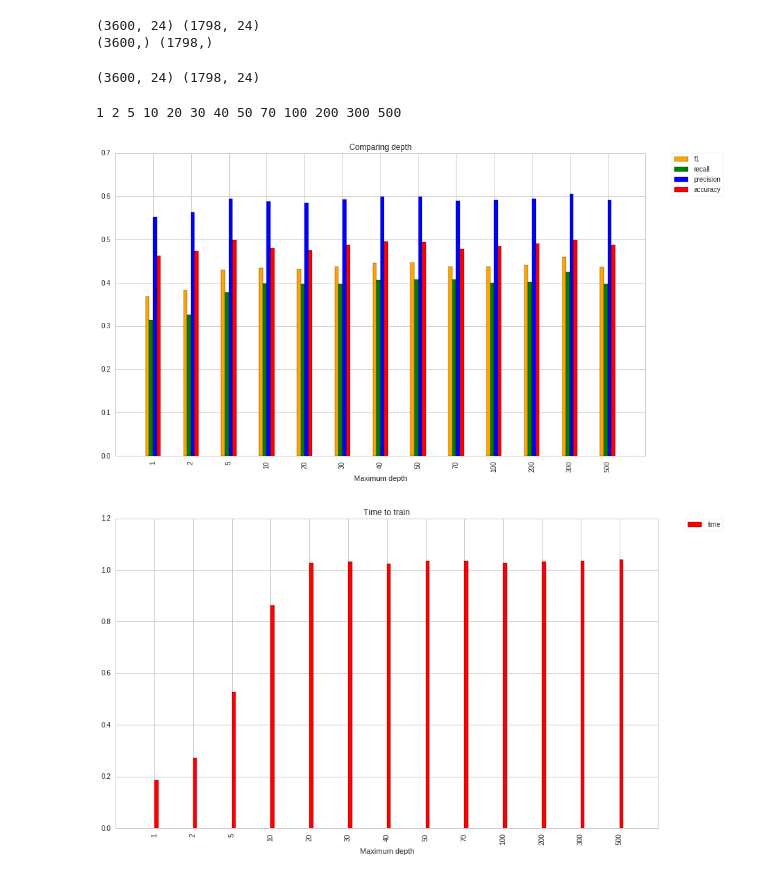
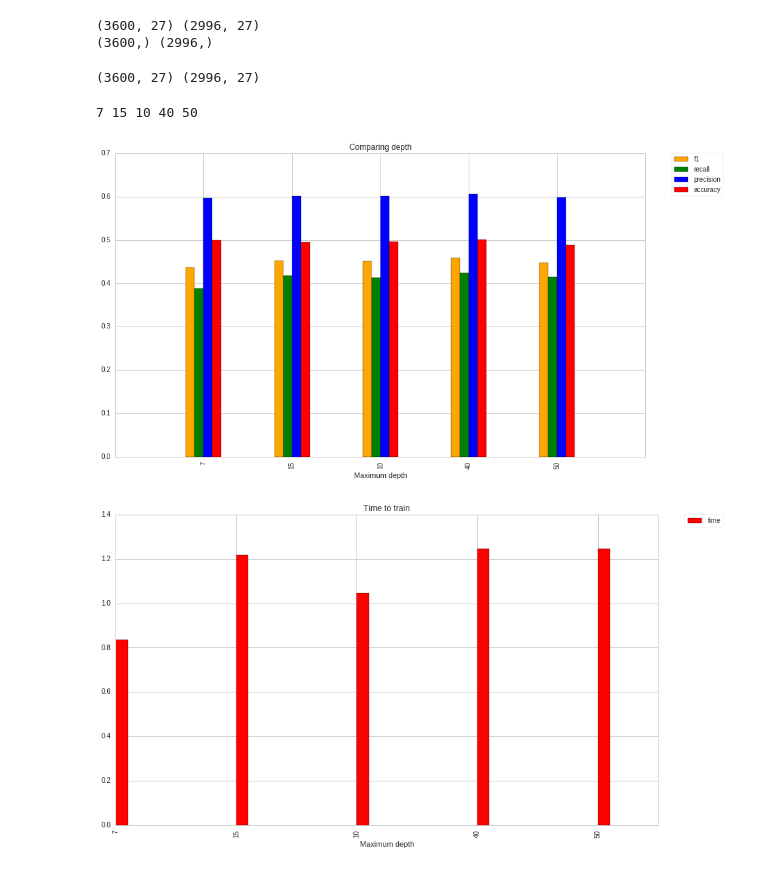
Before and after one commit to svyazhinvlad/Quant_machine_learning, a Jupyter notebook: 00+Machine+Learning+on+Quantopian+RF+%2B+PCA+TEST.ipynb, the cells around one changed output. Cells and saved outputs as stored; diff of their text form; code cells hidden in the pictures.

```diff
--- a/00+Machine+Learning+on+Quantopian+RF+%2B+PCA+TEST.ipynb
+++ b/00+Machine+Learning+on+Quantopian+RF+%2B+PCA+TEST.ipynb
@@ -205,7 +209,8 @@ def make_history_pipeline(factors, universe, n_fwd_days=5):
     factor_zscore['Returns'] = Returns(inputs=[USEquityPricing.open],
                                       mask=universe, window_length=n_fwd_days)
 
-    for i in [2,3,4,5,10,20,30]:
+    # Add many returns as factors
+    for i in [2,3,4,5,10,20,30,60,100,250]:
         factor_zscore ['Return'+str(i)] = Returns(inputs=[USEquityPricing.open],
                                       mask=universe, window_length=i)
 
@@ -260,7 +267,7 @@ results_wo_returns.index = results_wo_returns.index.set_levels(
     results_wo_returns.index.get_level_values(0).map(lambda x: x.date), 0, )
 
 # Train-test split
-train_size_perc = 0.8
+train_size_perc = 0.5
 n_time, n_stocks, n_factors = X.shape
 train_size = np.int16(np.round(train_size_perc * n_time))
 X_train, Y_train = X[:train_size, ...], Y[:train_size]
@@ -334,8 +341,8 @@ X_test_shift, Y_test_shift = shift_mask_data(X_test, Y_test, n_fwd_days=n_fwd_da
 print X_train_shift.shape, X_test_shift.shape
 print Y_train_shift.shape, Y_test_shift.shape
 # %% [output]
-(3600, 24) (1798, 24)
-(3600,) (1798,)
+(3600, 27) (2996, 27)
+(3600,) (2996,)
 # %%
 imputer = preprocessing.Imputer()
 scaler = preprocessing.MinMaxScaler()
@@ -345,7 +352,7 @@ X_test_trans = imputer.transform(X_test_shift)
 X_test_trans = scaler.transform(X_test_trans)
 print X_train_trans.shape, X_test_trans.shape
 # %% [output]
-(3600, 24) (1798, 24)
+(3600, 27) (2996, 27)
 # %%
 cls_metrics = {
             'accuracy': metrics.accuracy_score,
@@ -358,13 +365,15 @@ metric_colors = {
              'precision':'b',
             'recall': 'g' ,
             'f1':'orange',
+            'time':'blue',
+            'time_PCA':'black'
                 }
 # %%
 metric_results_RF={}
 for metric in cls_metrics:
     metric_results_RF.update({metric:[]})
     metric_results_RF.update({'time':[]});
-depths =  np.array([1,2,5,10,20,30,40,50,70,100,200,300,500])
+depths =  np.array([7,15,10,40,50])
 
 for depth in depths:
     start_timer = time()
@@ -378,33 +387,37 @@ for depth in depths:
     for metric in cls_metrics:
         temp = cls_metrics[metric](Y_test_shift, Y_pred_test)
         metric_results_RF[metric].append(temp)
 
     metric_results_RF['time'].append(end_timer-start_timer)
 
 mywidth = 0.1
 shift = -(len(cls_metrics)-1)/2*mywidth
 
 for metric in cls_metrics:
 
     plt.bar(np.array(range(1,len(depths)+1))+shift, metric_results_RF[metric], width=mywidth,
         label = metric, color=metric_colors[metric])
     shift += mywidth
 
 plt.title("Comparing depth")
 plt.xlabel('Maximum depth')
 plt.legend(bbox_to_anchor=(1.05, 1), loc=2, borderaxespad=0.)
 plt.xticks(np.array(range(1,len(depths)+1)), depths, rotation='vertical')
 plt.show()
 
 plt.bar(np.array(range(1,len(depths)+1)), metric_results_RF['time'], width=mywidth,
         label = 'time', color=metric_colors[metric])
 plt.title("Time to train")
 plt.xlabel('Maximum depth')
 plt.legend(bbox_to_anchor=(1.05, 1), loc=2, borderaxespad=0.)
 plt.xticks(np.array(range(1,len(depths)+1)), depths, rotation='vertical')
 
 plt.show()
+
+for metric in cls_metrics:
+    print metric, 'for depth', depths[np.argmax(metric_results_RF[metric])] \
+    ,'max value', max(metric_results_RF[metric])
 # %% [output]
-1 2 5 10 20 30 40 50 70 100 200 300 500
+7 15 10 40 50
-[figure, old version]
+[figure, new version]
-[figure, old version]
+[figure, new version]
```
Also changed, not shown: parts of 9 cells of this notebook, 1 other file.
